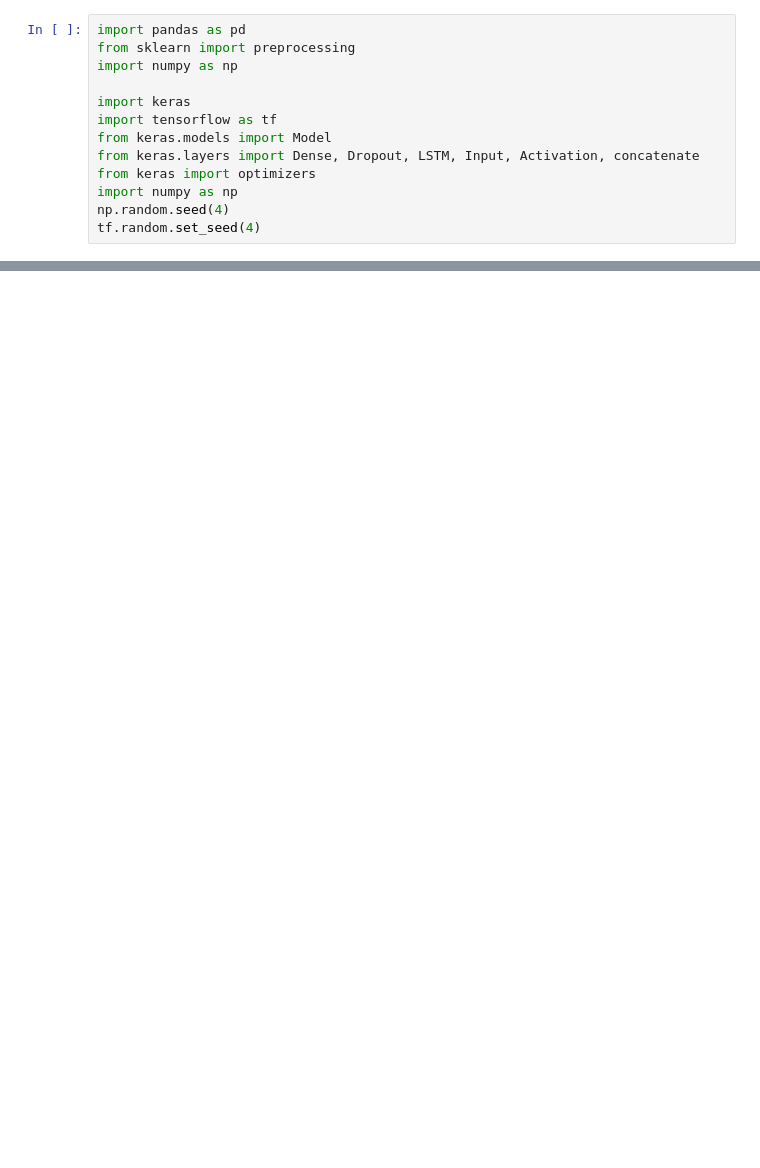
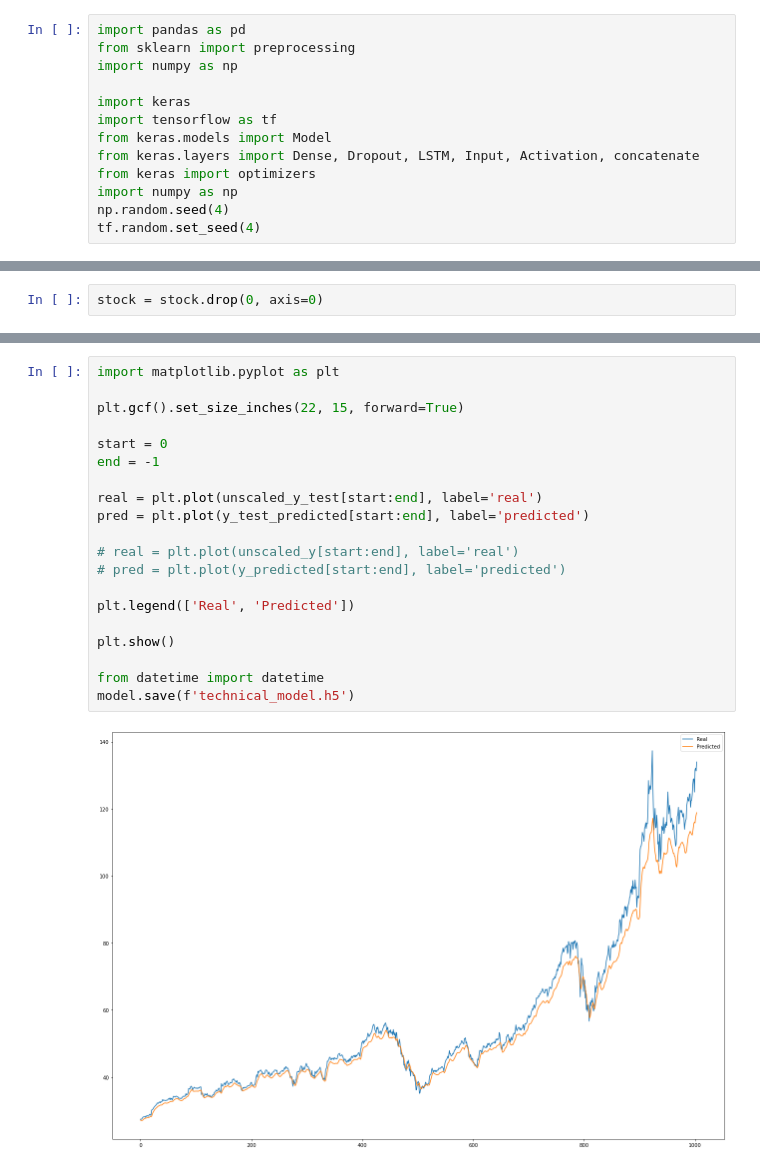
Before and after one commit to vkhetan27/winterFin, a Jupyter notebook: WinterFin.ipynb, the cells around one changed output, grey strips where cells are left out. Saved outputs shown, nothing was run; the diff lists cells and outputs as text; blank space fills up the shorter version.

```diff
--- a/WinterFin.ipynb
+++ b/WinterFin.ipynb
@@ -211,0 +188,2 @@ plt.show()
+# %%
+stock = stock.drop(0, axis=0)
@@ -211,0 +381,22 @@ plt.show()
+# %%
+import matplotlib.pyplot as plt
+
+plt.gcf().set_size_inches(22, 15, forward=True)
+
+start = 0
+end = -1
+
+real = plt.plot(unscaled_y_test[start:end], label='real')
+pred = plt.plot(y_test_predicted[start:end], label='predicted')
+
+# real = plt.plot(unscaled_y[start:end], label='real')
+# pred = plt.plot(y_predicted[start:end], label='predicted')
+
+plt.legend(['Real', 'Predicted'])
+
+plt.show()
+
+from datetime import datetime
+model.save(f'technical_model.h5')
+# %% [output]
+[figure, added]
```
Also changed, not shown: parts of 15 cells of this notebook, 2 other files.
